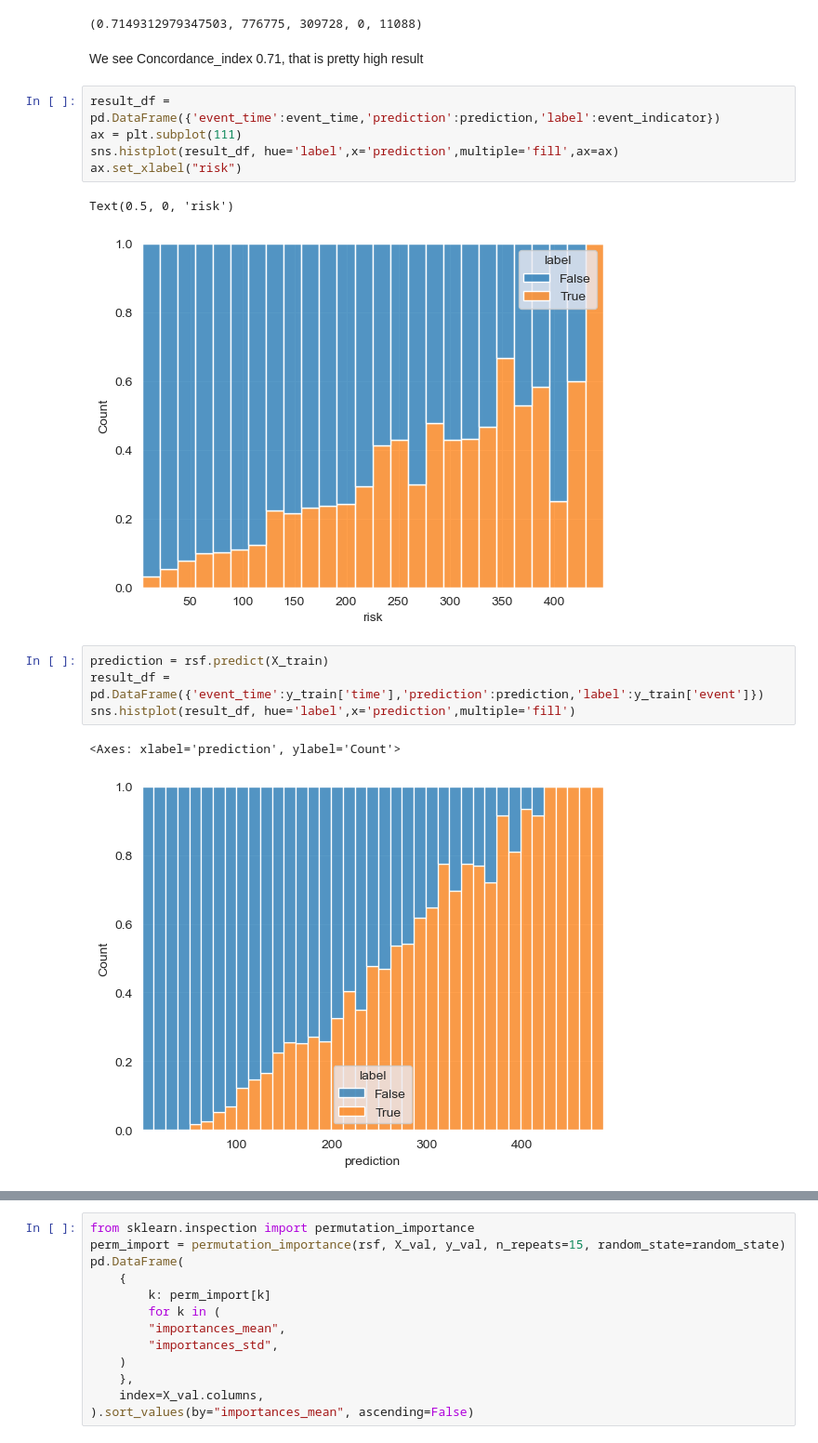
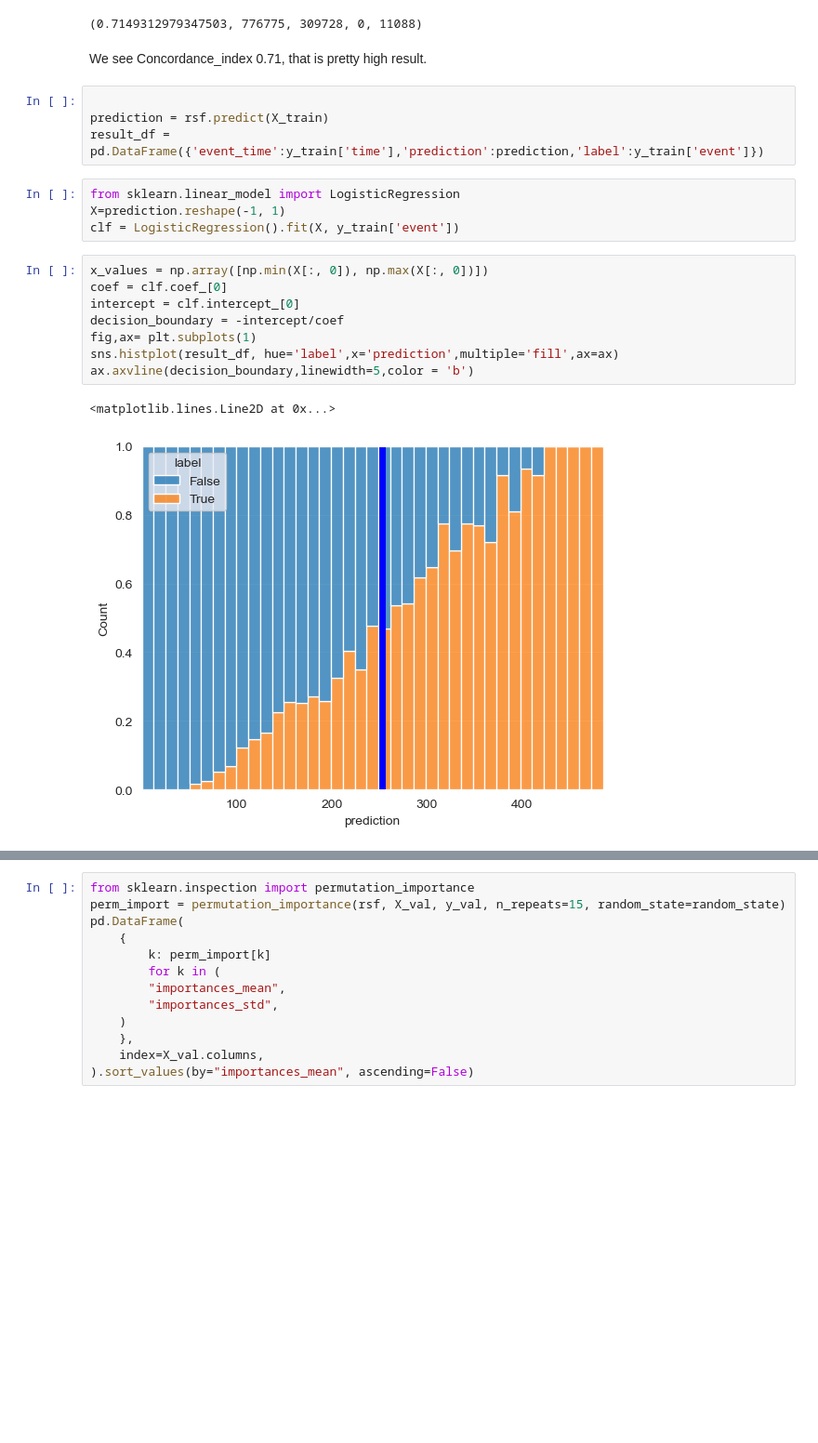
Before and after one commit to point-de-vyu/data-analytics-projects, a Jupyter notebook: Waze_predicting_user_churn/4. Tree-based_models.ipynb, the cells around one changed output, grey strips where cells are left out. Shown at 93% size. Saved outputs shown, nothing was run; the diff lists cells and outputs as text; blank space fills up the shorter version.

```diff
--- a/Waze_predicting_user_churn/4. Tree-based_models.ipynb
+++ b/Waze_predicting_user_churn/4. Tree-based_models.ipynb
@@ -348,19 +350,23 @@ print(result)
 # %% [output]
 (0.7149312979347503, 776775, 309728, 0, 11088)
 # %% [markdown]
-We see Concordance_index  0.71, that is pretty high result
+We see Concordance_index  0.71, that is pretty high result.
-# %%
-result_df = pd.DataFrame({'event_time':event_time,'prediction':prediction,'label':event_indicator})
-ax = plt.subplot(111)
-sns.histplot(result_df, hue='label',x='prediction',multiple='fill',ax=ax)
-ax.set_xlabel("risk")
-# %% [output]
-Text(0.5, 0, 'risk')
-[figure, removed]
 # %%
+
 prediction = rsf.predict(X_train)
 result_df = pd.DataFrame({'event_time':y_train['time'],'prediction':prediction,'label':y_train['event']})
-sns.histplot(result_df, hue='label',x='prediction',multiple='fill')
-# %% [output]
-<Axes: xlabel='prediction', ylabel='Count'>
-[figure, removed]
+# %%
+from sklearn.linear_model import LogisticRegression
+X=prediction.reshape(-1, 1)
+clf = LogisticRegression().fit(X, y_train['event'])
+# %%
+x_values = np.array([np.min(X[:, 0]), np.max(X[:, 0])])
+coef = clf.coef_[0]
+intercept = clf.intercept_[0]
+decision_boundary = -intercept/coef
+fig,ax= plt.subplots(1)
+sns.histplot(result_df, hue='label',x='prediction',multiple='fill',ax=ax)
+ax.axvline(decision_boundary,linewidth=5,color = 'b')
+# %% [output]
+<matplotlib.lines.Line2D at 0x...>
+[figure, added]
```
Also changed, not shown: parts of 8 cells of this notebook.
